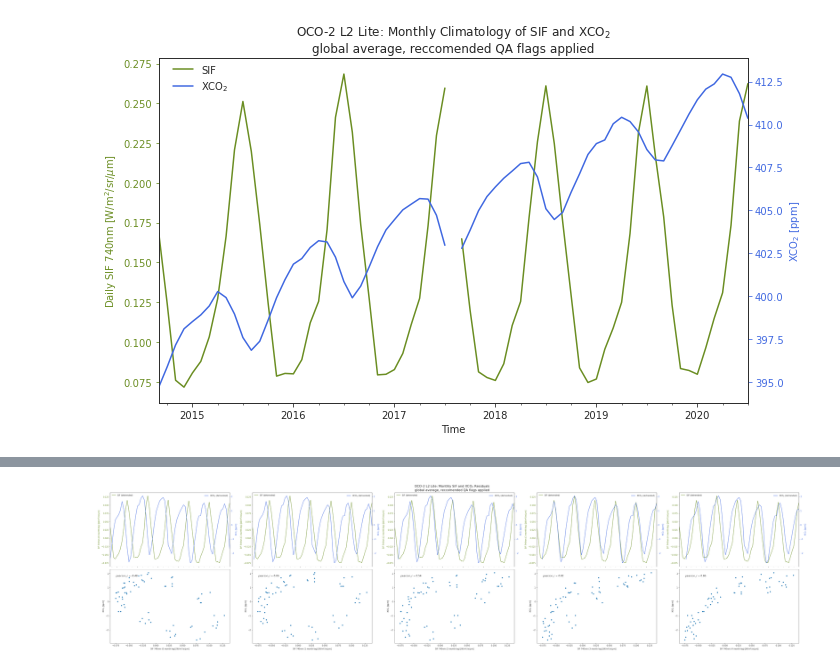
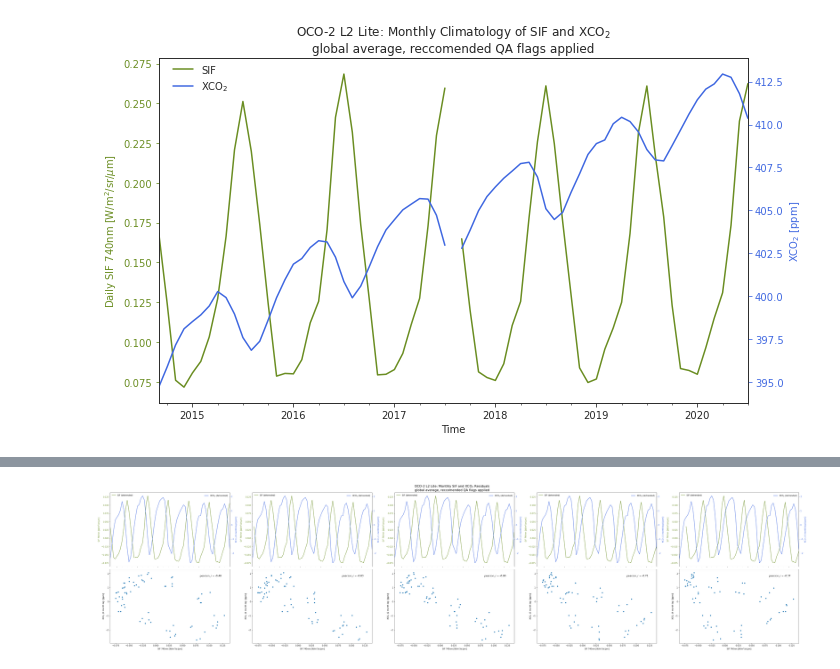
Before and after one commit to 91Mrwu/sif-xco2-cokriging, a Jupyter notebook: notebooks/global_monthly.ipynb, the cells around one changed output, grey strips where cells are left out. Saved outputs shown, nothing was run; the diff lists cells and outputs as text; code cells hidden in the pictures.

```diff
--- a/notebooks/global_monthly.ipynb
+++ b/notebooks/global_monthly.ipynb
@@ -69,12 +69,16 @@ trend_sif = LinearRegression().fit(X, df_monthly_interp.sif).predict(X)
 trend_xco2 = LinearRegression().fit(X, df_monthly_interp.xco2).predict(X)
 
 # Remove trends
-df_monthly_interp["sif_anom"] = df_monthly_interp.sif - trend_sif
-df_monthly_interp["xco2_anom_lag0"] = df_monthly_interp.xco2 - trend_xco2
+# df_monthly_interp["sif_anom"] = df_monthly_interp.sif - trend_sif
+# df_monthly_interp["xco2_anom_lag0"] = df_monthly_interp.xco2 - trend_xco2
+df_monthly_interp["sif_anom_lag0"] = df_monthly_interp.sif - trend_sif
+df_monthly_interp["xco2_anom"] = df_monthly_interp.xco2 - trend_xco2
 
 # Apply monthly lag
 for t in range(1, 5):
-    df_monthly_interp[f"xco2_anom_lag{t}"] = df_monthly_interp.xco2_anom_lag0.shift(t)
+#     df_monthly_interp[f"xco2_anom_lag{t}"] = df_monthly_interp.xco2_anom_lag0.shift(t)
+    df_monthly_interp[f"sif_anom_lag{t}"] = df_monthly_interp.sif_anom_lag0.shift(t)
+
 
 df_monthly_interp
 # %% [output]
@@ -102,40 +106,50 @@ fig.suptitle("OCO-2 L2 Lite: Monthly SIF and XCO$_2$ Residuals\n"
 
 sif_color = "olivedrab"
 xco2_color = "royalblue"
 
 # Time series
 for j in range(5):
     ax1 = axes[0, j]
     ax2 = ax1.twinx()
 
-    df_monthly_interp.plot(y="sif_anom", use_index=True, color=sif_color, ax=ax1, legend=False, label="SIF (detrended)")
-    df_monthly_interp.plot(y=f"xco2_anom_lag{j}", use_index=True, color=xco2_color, ax=ax2, legend=False, label="XCO$_2$ (detrended)")
+#     df_monthly_interp.plot(y="sif_anom", use_index=True, color=sif_color, ax=ax1, legend=False, label="SIF (detrended)")
+#     df_monthly_interp.plot(y=f"xco2_anom_lag{j}", use_index=True, color=xco2_color, ax=ax2, legend=False, label="XCO$_2$ (detrended)")
+    df_monthly_interp.plot(y=f"sif_anom_lag{j}", use_index=True, color=sif_color, ax=ax1, legend=False, label="SIF (detrended)")
+    df_monthly_interp.plot(y="xco2_anom", use_index=True, color=xco2_color, ax=ax2, legend=False, label="XCO$_2$ (detrended)")
 
     # Customize axes
     ax1.tick_params(axis="y", colors=sif_color)
     ax2.tick_params(axis="y", colors=xco2_color)
     ax1.yaxis.label.set_color(sif_color)
     ax2.yaxis.label.set_color(xco2_color)
     ax1.legend(loc="upper left", frameon=False)
     ax2.legend(loc="upper right", frameon=False)
 
     # Add titles
     ax1.set_xlabel("Time")
-    ax1.set_ylabel(f"SIF 740nm ({j} month lag) [W/m$^2$/sr/$\mu$m]")
-    ax2.set_ylabel("XCO$_2$ [ppm]")
+#     ax1.set_ylabel(f"SIF 740nm ({j} month lag) [W/m$^2$/sr/$\mu$m]")
+#     ax2.set_ylabel("XCO$_2$ [ppm]")
+    ax1.set_ylabel("SIF 740nm [W/m$^2$/sr/$\mu$m]")
+    ax2.set_ylabel(f"XCO$_2$ ({j} month lag) [ppm]")
 
 
 # Scatterplots
 for j in range(5):
-    pearson_corr = df_monthly_interp.sif_anom.corr(df_monthly_interp[f"xco2_anom_lag{j}"])
-    sns.scatterplot(x="sif_anom", y=f"xco2_anom_lag{j}", data=df_monthly_interp, ax=axes[1, j])
+#     pearson_corr = df_monthly_interp.sif_anom.corr(df_monthly_interp[f"xco2_anom_lag{j}"])
+#     sns.scatterplot(x="sif_anom", y=f"xco2_anom_lag{j}", data=df_monthly_interp, ax=axes[1, j])
+#     axes[1, j].annotate("pearson_r = {:.2f}".format(pearson_corr), fontsize=12,
+#                         xy=(0.1, 0.9), xytext=(0.05, 0.9), textcoords="axes fraction")
+#     axes[1, j].set_xlabel(f"SIF 740nm ({j} month lag) [W/m$^2$/sr/$\mu$m]")
+#     axes[1, j].set_ylabel("XCO$_2$ [ppm]")
+    pearson_corr = df_monthly_interp.xco2_anom.corr(df_monthly_interp[f"sif_anom_lag{j}"])
+    sns.scatterplot(x=f"sif_anom_lag{j}", y=f"xco2_anom", data=df_monthly_interp, ax=axes[1, j])
     axes[1, j].annotate("pearson_r = {:.2f}".format(pearson_corr), fontsize=12,
-                        xy=(0.1, 0.9), xytext=(0.05, 0.9), textcoords="axes fraction")
-    axes[1, j].set_xlabel(f"SIF 740nm ({j} month lag) [W/m$^2$/sr/$\mu$m]")
-    axes[1, j].set_ylabel("XCO$_2$ [ppm]")
+                        xy=(0.1, 0.9), xytext=(0.75, 0.9), textcoords="axes fraction")
+    axes[1, j].set_xlabel("SIF 740nm [W/m$^2$/sr/$\mu$m]")
+    axes[1, j].set_ylabel(f"XCO$_2$ ({j} month lag) [ppm]")
 
 
 plt.tight_layout()
 plt.savefig("../plots/monthly_lagged_residual_analysis.png")
 # %% [output]
-[figure, old version]
+[figure, new version]
```
Also changed, not shown: parts of 2 cells of this notebook, 4 other files.
